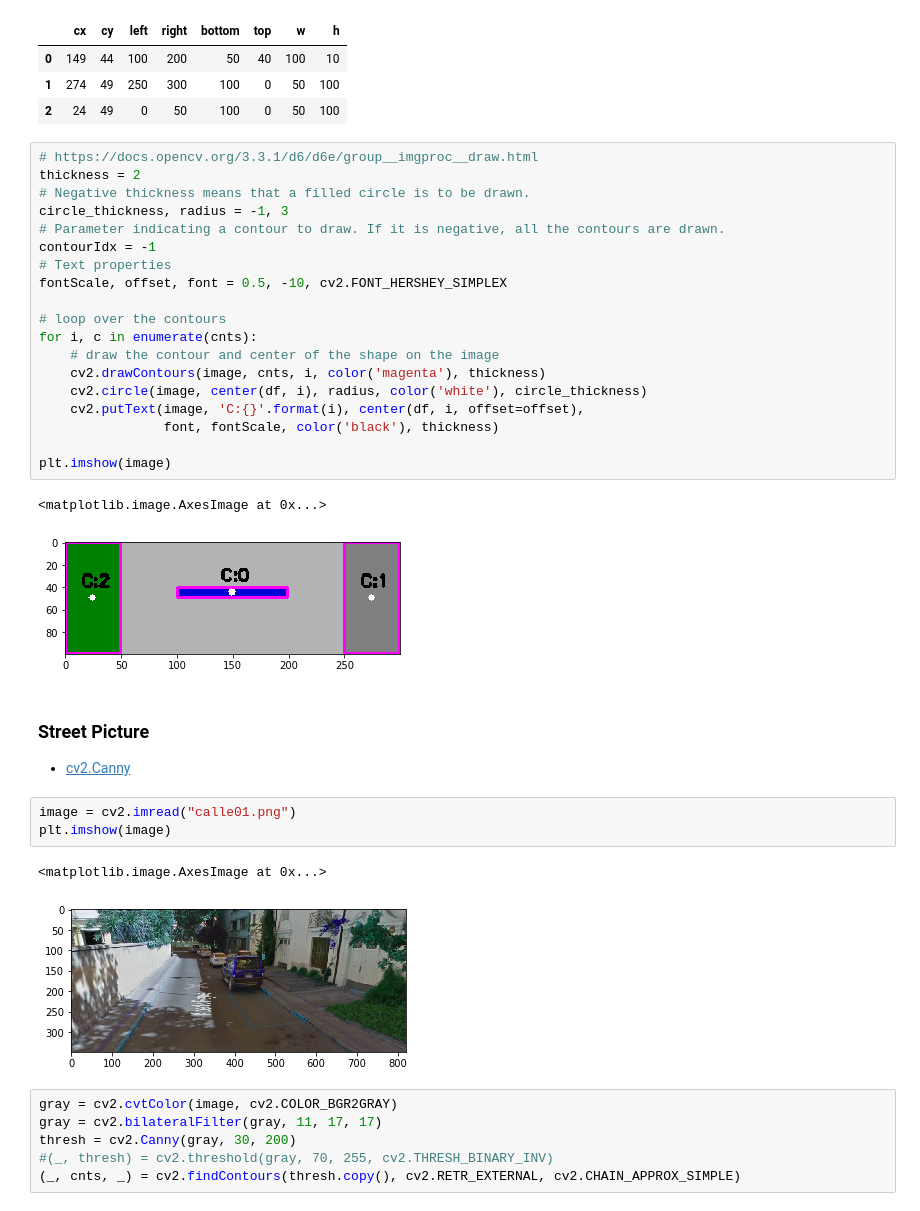
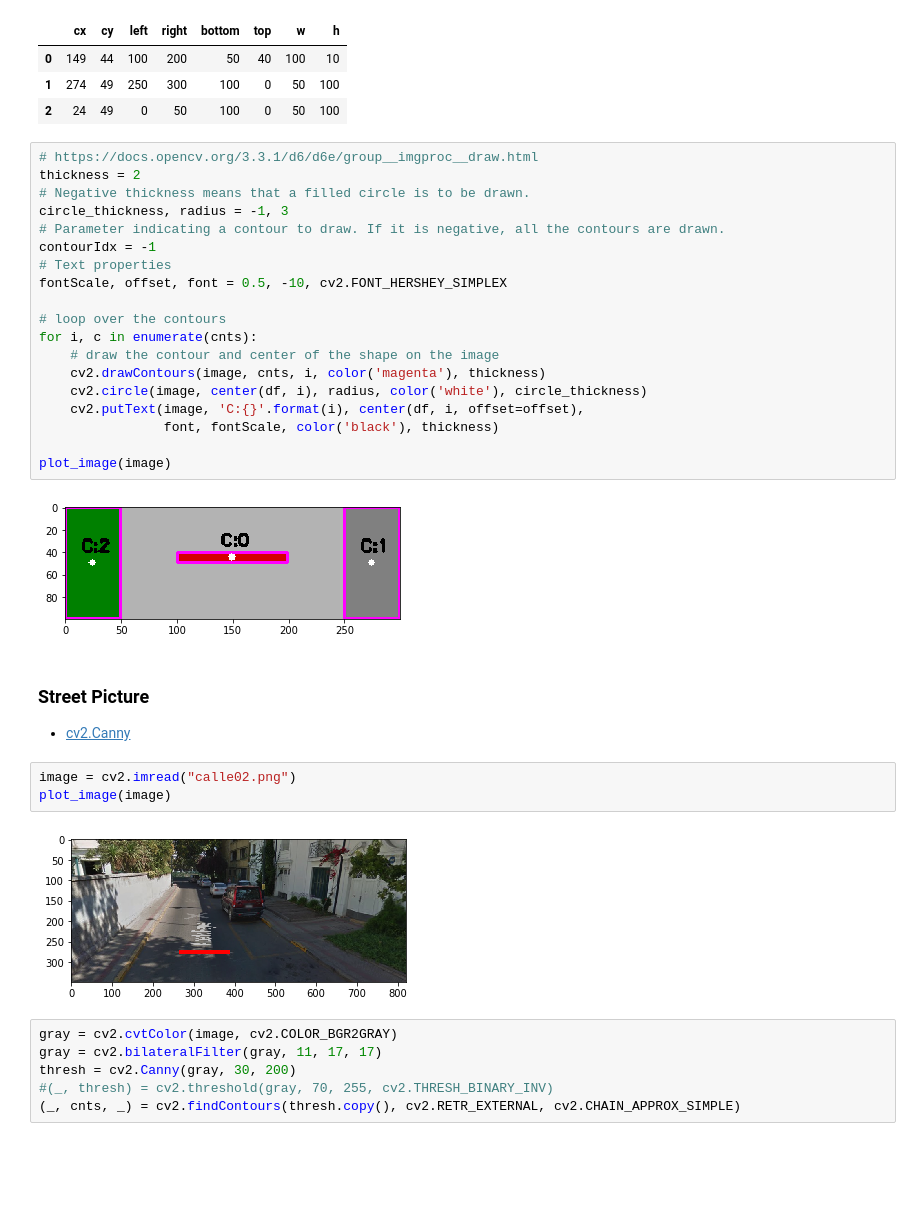
Before and after one commit to jrovegno/opencv, a Jupyter notebook: OpenCV_02.ipynb, the cells around one changed output. Cells and saved outputs as stored; diff of their text form; blank space fills up the shorter version.

```diff
--- a/OpenCV_02.ipynb
+++ b/OpenCV_02.ipynb
@@ -123,19 +74,17 @@ for i, c in enumerate(cnts):
     cv2.putText(image, 'C:{}'.format(i), center(df, i, offset=offset),
                 font, fontScale, color('black'), thickness)
 
-plt.imshow(image)
+plot_image(image)
 # %% [output]
-<matplotlib.image.AxesImage at 0x...>
-[figure, old version]
+[figure, new version]
 # %% [markdown]
 ### Street Picture
 - [cv2.Canny](https://docs.opencv.org/3.3.1/dd/d1a/group__imgproc__feature.html#ga04723e007ed888ddf11d9ba04e2232de)
 # %%
-image = cv2.imread("calle01.png")
-plt.imshow(image)
+image = cv2.imread("calle02.png")
+plot_image(image)
 # %% [output]
-<matplotlib.image.AxesImage at 0x...>
-[figure, old version]
+[figure, new version]
 # %%
 gray = cv2.cvtColor(image, cv2.COLOR_BGR2GRAY)
 gray = cv2.bilateralFilter(gray, 11, 17, 17)
```
Also changed, not shown: parts of 9 cells of this notebook.
